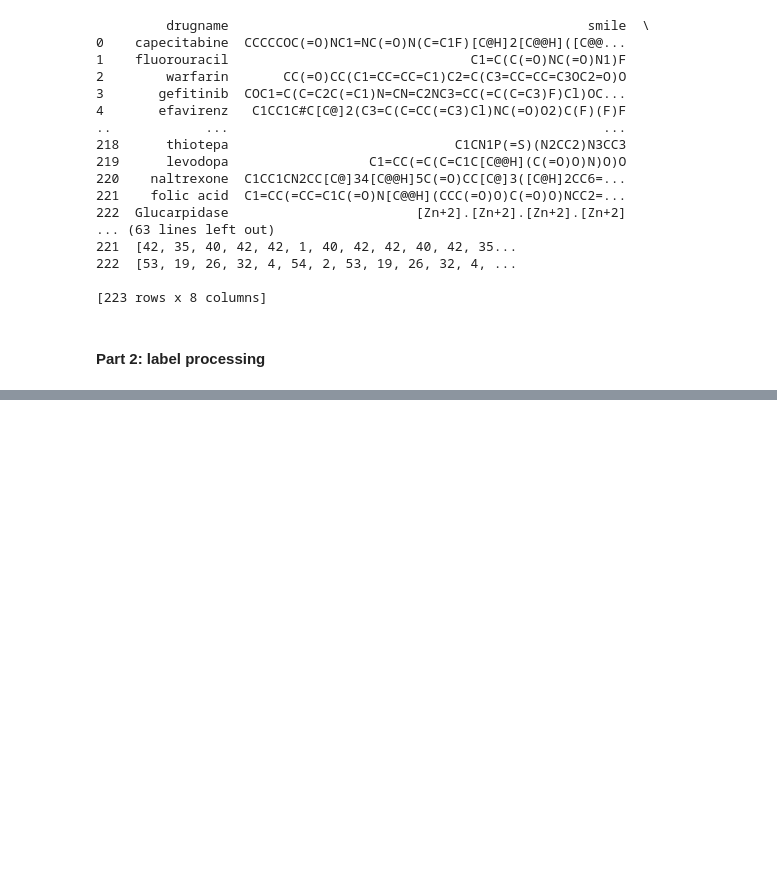
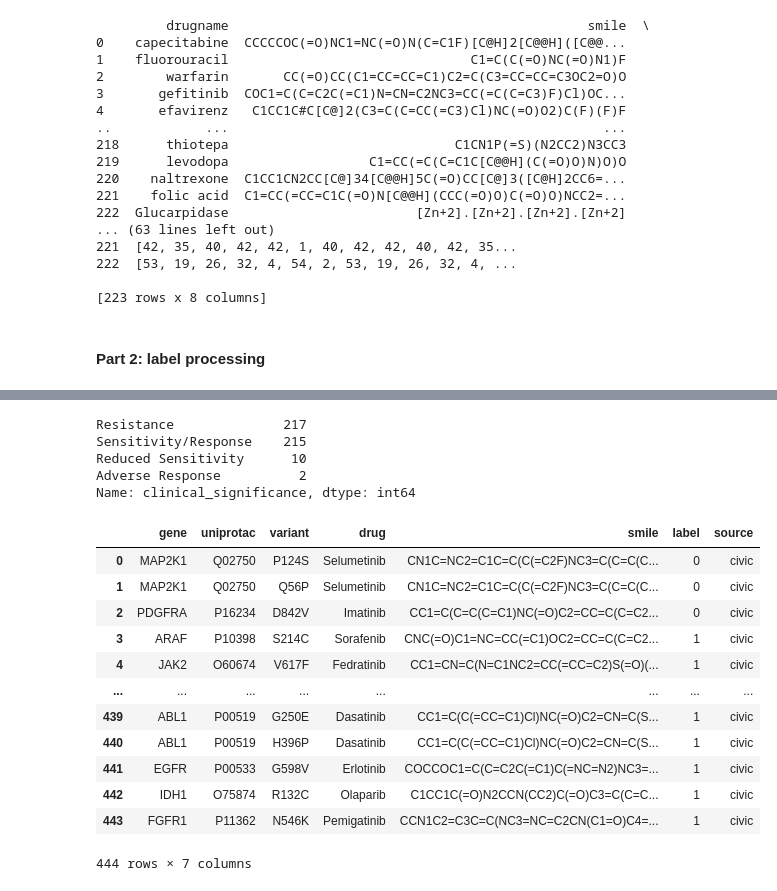
Before and after one commit to Liuzhe30/Emden, a Jupyter notebook: preprocess/04-feature-coding&merge-dataset.ipynb, the cells around one changed output, grey strips where cells are left out. Saved outputs shown, nothing was run; the diff lists cells and outputs as text; code cells hidden in the pictures; blank space fills up the shorter version.

```diff
--- a/preprocess/04-feature-coding&merge-dataset.ipynb
+++ b/preprocess/04-feature-coding&merge-dataset.ipynb
@@ -213,0 +295,45 @@ new_drug_table.to_csv('../datasets/middlefile/pharmgkb_drug_table_fpfixed_smilen
+# %%
+civic_evidence_table['clinical_significance'].value_counts()
+# %% [output]
+Resistance              217
+Sensitivity/Response    215
+Reduced Sensitivity      10
+Adverse Response          2
+Name: clinical_significance, dtype: int64
+# %%
+civic_label_dict = {
+    'Resistance': 0,
+    'Sensitivity/Response': 1, 'Reduced Sensitivity': 1, 'Adverse Response': 1
+}
+# %%
+# generate check table
+import warnings
+warnings.filterwarnings('ignore')
+civic_gene_table = pd.read_csv('../datasets/middlefile/civic_gene_table_fixed.csv')
+civic_drug_table = pd.read_csv('../datasets/middlefile/civic_drug_table_fpfixed_smilenum.csv')
+civic_labeled_evidence = pd.DataFrame(columns=['gene', 'uniprotac', 'variant', 'drug', 'smile', 'label', 'source'])
+for i in range(civic_evidence_table.shape[0]):
+    gene = civic_evidence_table['gene'][i]
+    uniprotac = civic_gene_table[civic_gene_table['gene'] == gene]['uniprotac'].values[0]
+    variant = civic_evidence_table['variant'][i]
+    drug = civic_evidence_table['drugs'][i]
+    smile = civic_drug_table[civic_drug_table['drugname'] == drug]['smile'].values[0]
+    label = civic_label_dict[civic_evidence_table['clinical_significance'][i]]
+    source = 'civic'
+    civic_labeled_evidence = civic_labeled_evidence.append([{'gene': gene, 'uniprotac': uniprotac, 'variant': variant, 'drug': drug,
+                                                            'smile': smile, 'label': label, 'source': source}], ignore_index=True)
+civic_labeled_evidence
+# %% [output]
+|  | gene | uniprotac | variant | drug | smile | label | source |
+| 0 | MAP2K1 | Q02750 | P124S | Selumetinib | CN1C=NC2=C1C=C(C(=C2F)NC3=C(C=C(C... | 0 | civic |
+| 1 | MAP2K1 | Q02750 | Q56P | Selumetinib | CN1C=NC2=C1C=C(C(=C2F)NC3=C(C=C(C... | 0 | civic |
+| 2 | PDGFRA | P16234 | D842V | Imatinib | CC1=C(C=C(C=C1)NC(=O)C2=CC=C(C=C2... | 0 | civic |
+| 3 | ARAF | P10398 | S214C | Sorafenib | CNC(=O)C1=NC=CC(=C1)OC2=CC=C(C=C2... | 1 | civic |
+| 4 | JAK2 | O60674 | V617F | Fedratinib | CC1=CN=C(N=C1NC2=CC(=CC=C2)S(=O)(... | 1 | civic |
+| ... | ... | ... | ... | ... | ... | ... | ... |
+| 439 | ABL1 | P00519 | G250E | Dasatinib | CC1=C(C(=CC=C1)Cl)NC(=O)C2=CN=C(S... | 1 | civic |
+| 440 | ABL1 | P00519 | H396P | Dasatinib | CC1=C(C(=CC=C1)Cl)NC(=O)C2=CN=C(S... | 1 | civic |
+| 441 | EGFR | P00533 | G598V | Erlotinib | COCCOC1=C(C=C2C(=C1)C(=NC=N2)NC3=... | 1 | civic |
+| 442 | IDH1 | O75874 | R132C | Olaparib | C1CC1C(=O)N2CCN(CC2)C(=O)C3=C(C=C... | 1 | civic |
+| 443 | FGFR1 | P11362 | N546K | Pemigatinib | CCN1C2=C3C=C(NC3=NC=C2CN(C1=O)C4=... | 1 | civic |
+444 rows × 7 columns
```
Also changed, not shown: parts of 17 cells of this notebook, 3 other files.
